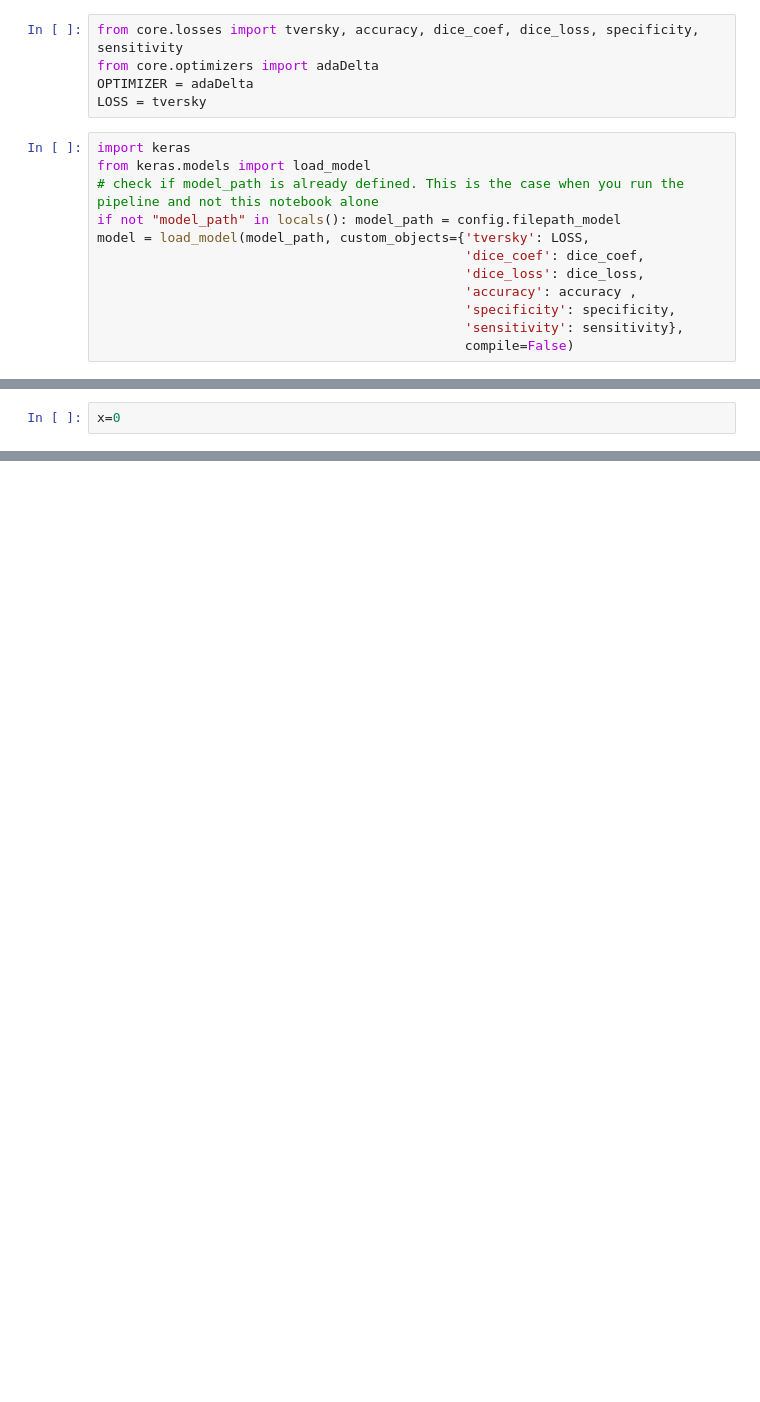
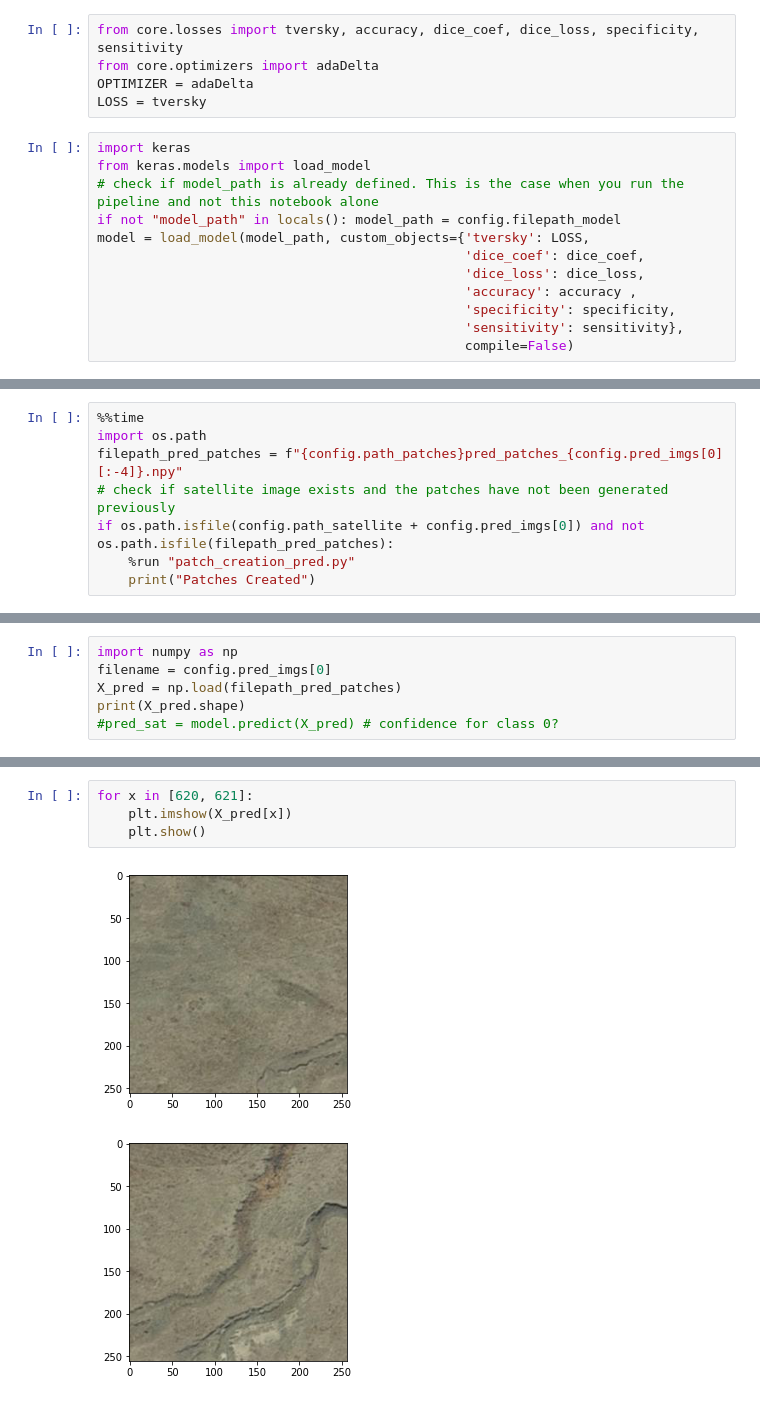
Before and after one commit to lgiesen/DL-Semantic-Segmentation-of-Tree-Stock-in-South-Africa-Using-Satellite-Images, a Jupyter notebook: 5_prediction.ipynb, the cells around one changed output, grey strips where cells are left out. Cells and saved outputs as stored; diff of their text form; blank space fills up the shorter version.

```diff
--- a/5_prediction.ipynb
+++ b/5_prediction.ipynb
@@ -40,2 +59,0 @@ RMSE on test data:  1.0121194
-# %%
-x=0
@@ -77,0 +121,8 @@ Prediction
+# %%
+%%time
+import os.path
+filepath_pred_patches = f"{config.path_patches}pred_patches_{config.pred_imgs[0][:-4]}.npy"
+# check if satellite image exists and the patches have not been generated previously
+if os.path.isfile(config.path_satellite + config.pred_imgs[0]) and not os.path.isfile(filepath_pred_patches):
+    %run "patch_creation_pred.py"
+    print("Patches Created")
@@ -77,0 +133,6 @@ Prediction
+# %%
+import numpy as np
+filename = config.pred_imgs[0]
+X_pred = np.load(filepath_pred_patches)
+print(X_pred.shape)
+#pred_sat = model.predict(X_pred) # confidence for class 0?
@@ -77,0 +155,7 @@ Prediction
+# %%
+for x in [620, 621]:
+    plt.imshow(X_pred[x])
+    plt.show()
+# %% [output]
+[figure, added]
+[figure, added]
```
Also changed, not shown: parts of 50 cells of this notebook, 4 other files.
